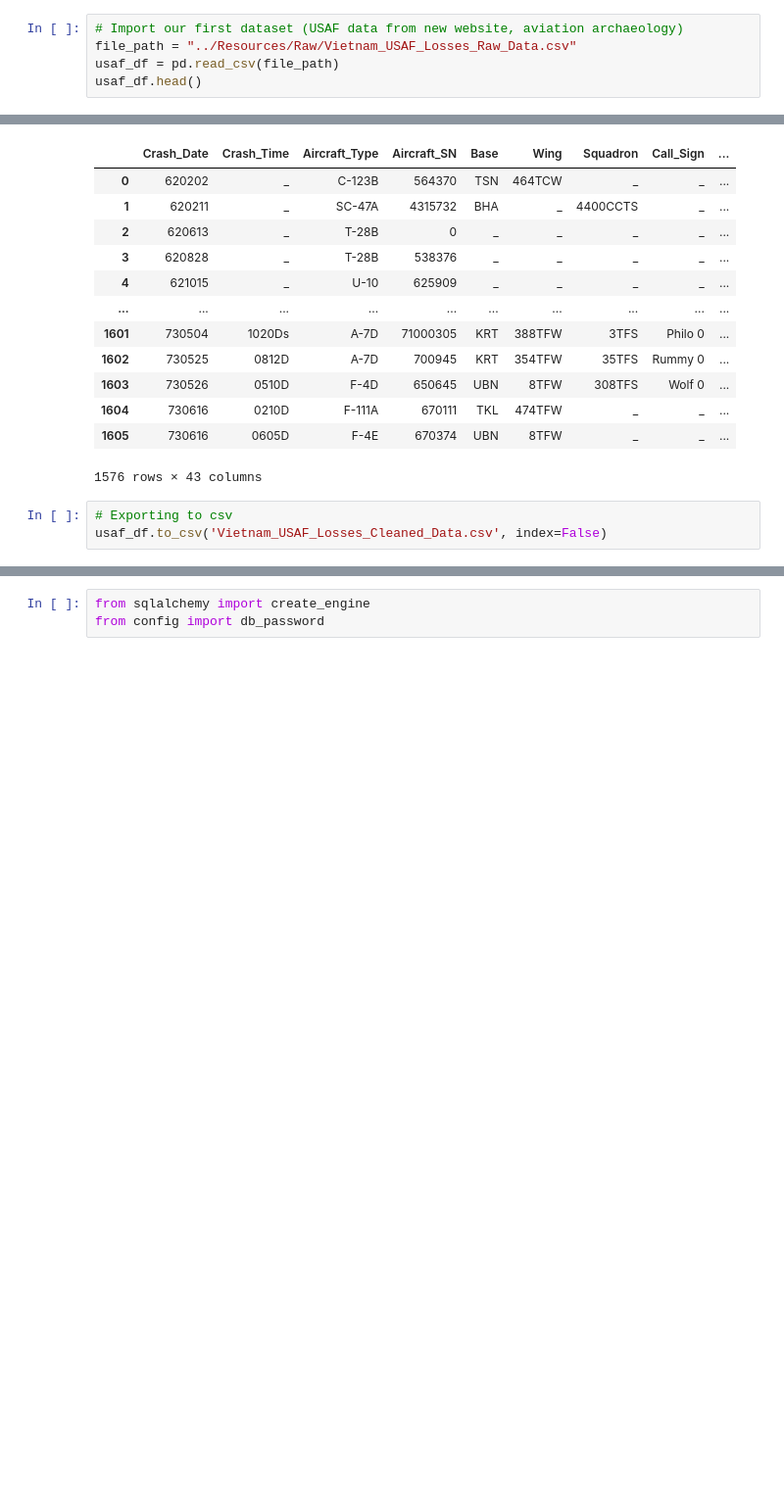
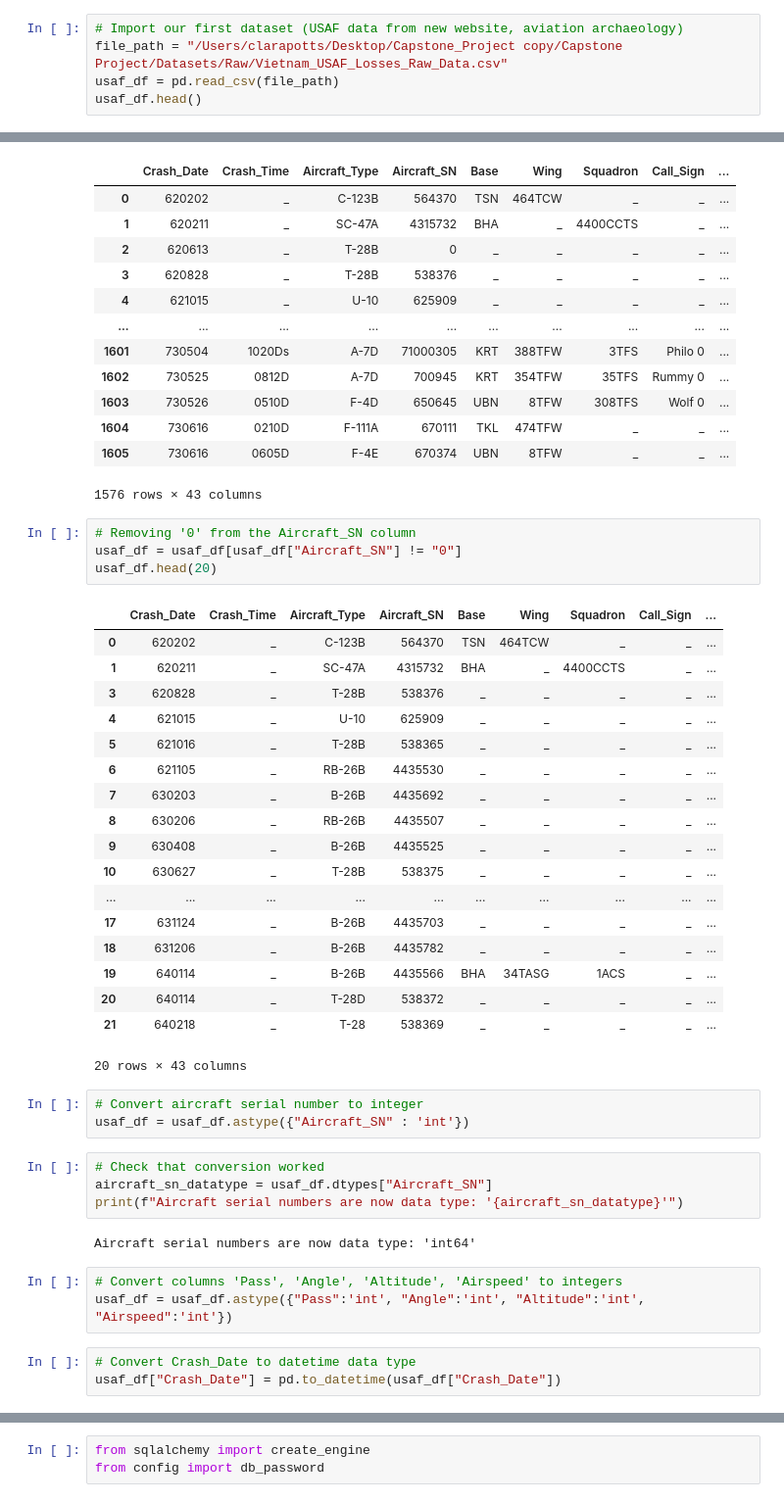
Before and after one commit to MichaelG-B/Capstone_Project, a Jupyter notebook: Capstone Project/ETL/Vietnam_Losses_ETL.ipynb, the cells around one changed output, grey strips where cells are left out. Shown: that part at 98% size. Saved outputs shown, nothing was run; the diff lists cells and outputs as text; blank space fills up the shorter version.

Commit message:
Cleaned ETL file with Connection

```diff
--- a/Capstone Project/ETL/Vietnam_Losses_ETL.ipynb
+++ b/Capstone Project/ETL/Vietnam_Losses_ETL.ipynb
@@ -3,7 +3,7 @@
 import pandas as pd
 # %%
 # Import our first dataset (USAF data from new website, aviation archaeology)
-file_path = "../Resources/Raw/Vietnam_USAF_Losses_Raw_Data.csv"
+file_path = "/Users/clarapotts/Desktop/Capstone_Project copy/Capstone Project/Datasets/Raw/Vietnam_USAF_Losses_Raw_Data.csv"
 usaf_df = pd.read_csv(file_path)
 usaf_df.head()
 # %% [output]
@@ -144,6 +144,41 @@ usaf_df
 | 1604 | 730616 | 0210D | F-111A | 670111 | TKL | 474TFW | _ | _ | ... |
 | 1605 | 730616 | 0605D | F-4E | 670374 | UBN | 8TFW | _ | _ | ... |
 1576 rows × 43 columns
-# %%
-# Exporting to csv
-usaf_df.to_csv('Vietnam_USAF_Losses_Cleaned_Data.csv', index=False)
+# %%
+# Removing '0' from the Aircraft_SN column
+usaf_df = usaf_df[usaf_df["Aircraft_SN"] != "0"]
+usaf_df.head(20)
+# %% [output]
+|  | Crash_Date | Crash_Time | Aircraft_Type | Aircraft_SN | Base | Wing | Squadron | Call_Sign | ... |
+| 0 | 620202 | _ | C-123B | 564370 | TSN | 464TCW | _ | _ | ... |
+| 1 | 620211 | _ | SC-47A | 4315732 | BHA | _ | 4400CCTS | _ | ... |
+| 3 | 620828 | _ | T-28B | 538376 | _ | _ | _ | _ | ... |
+| 4 | 621015 | _ | U-10 | 625909 | _ | _ | _ | _ | ... |
+| 5 | 621016 | _ | T-28B | 538365 | _ | _ | _ | _ | ... |
+| 6 | 621105 | _ | RB-26B | 4435530 | _ | _ | _ | _ | ... |
+| 7 | 630203 | _ | B-26B | 4435692 | _ | _ | _ | _ | ... |
+| 8 | 630206 | _ | RB-26B | 4435507 | _ | _ | _ | _ | ... |
+| 9 | 630408 | _ | B-26B | 4435525 | _ | _ | _ | _ | ... |
+| 10 | 630627 | _ | T-28B | 538375 | _ | _ | _ | _ | ... |
+| ... | ... | ... | ... | ... | ... | ... | ... | ... | ... |
+| 17 | 631124 | _ | B-26B | 4435703 | _ | _ | _ | _ | ... |
+| 18 | 631206 | _ | B-26B | 4435782 | _ | _ | _ | _ | ... |
+| 19 | 640114 | _ | B-26B | 4435566 | BHA | 34TASG | 1ACS | _ | ... |
+| 20 | 640114 | _ | T-28D | 538372 | _ | _ | _ | _ | ... |
+| 21 | 640218 | _ | T-28 | 538369 | _ | _ | _ | _ | ... |
+20 rows × 43 columns
+# %%
+# Convert aircraft serial number to integer
+usaf_df = usaf_df.astype({"Aircraft_SN" : 'int'})
+# %%
+# Check that conversion worked
+aircraft_sn_datatype = usaf_df.dtypes["Aircraft_SN"]
+print(f"Aircraft serial numbers are now data type: '{aircraft_sn_datatype}'")
+# %% [output]
+Aircraft serial numbers are now data type: 'int64'
+# %%
+# Convert columns 'Pass', 'Angle', 'Altitude', 'Airspeed' to integers
+usaf_df = usaf_df.astype({"Pass":'int', "Angle":'int', "Altitude":'int', "Airspeed":'int'})
+# %%
+# Convert Crash_Date to datetime data type
+usaf_df["Crash_Date"] = pd.to_datetime(usaf_df["Crash_Date"])
```
Also changed, not shown: parts of 6 cells of this notebook.
